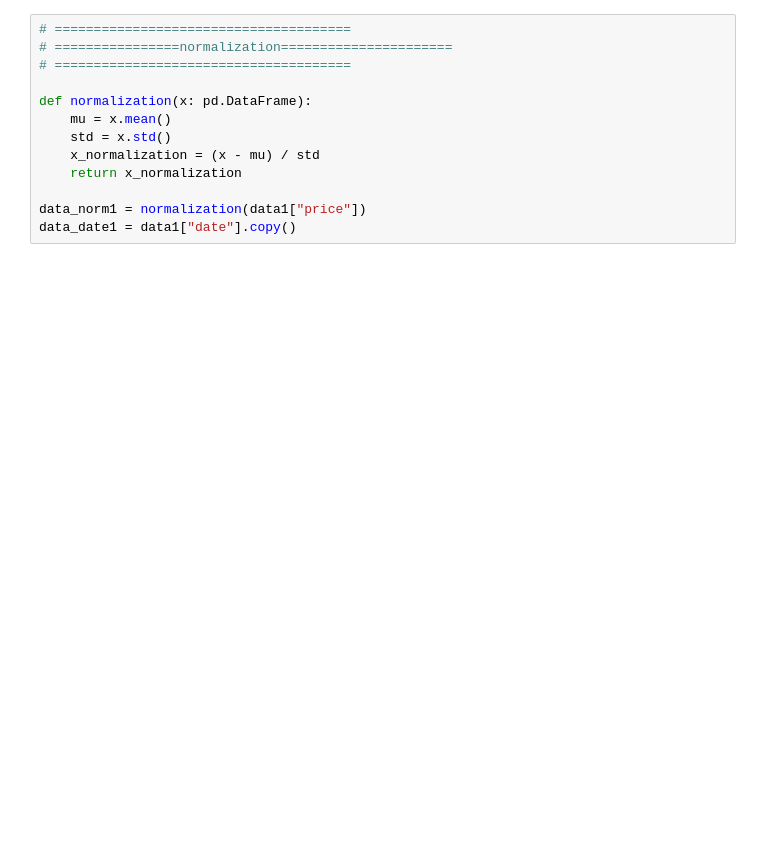
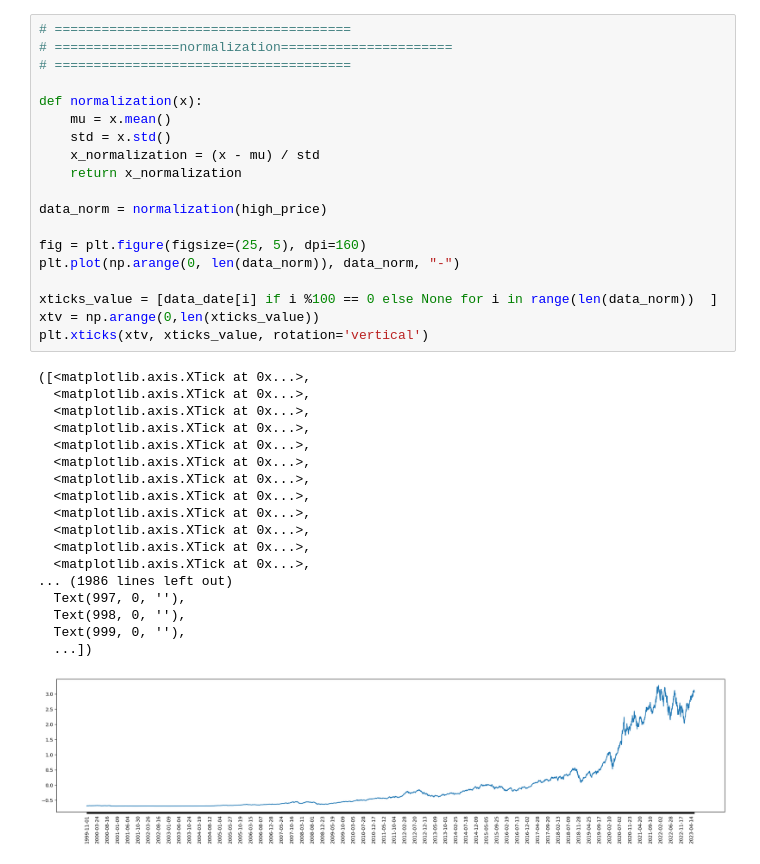
Before and after one commit to Arturawesome/TasksDeepNeuralNets, a Jupyter notebook: PredictingStockPricesDNN/StockPriceNN.ipynb, the cells around one changed output. Drawn from its saved outputs; the diff is of its cells as text; blank space fills up the shorter version.

```diff
--- a/PredictingStockPricesDNN/StockPriceNN.ipynb
+++ b/PredictingStockPricesDNN/StockPriceNN.ipynb
@@ -129,13 +151,38 @@ In this project i will train the model to prection ***n*** days price based on t
-# %%
-# ======================================
-# ================normalization======================
-# ======================================
-
-def normalization(x: pd.DataFrame):
-    mu = x.mean()
-    std = x.std()
-    x_normalization = (x - mu) / std
-    return x_normalization
-
-data_norm1 = normalization(data1["price"])
-data_date1 = data1["date"].copy()
+# %%
+# ======================================
+# ================normalization======================
+# ======================================
+
+def normalization(x):
+    mu = x.mean()
+    std = x.std()
+    x_normalization = (x - mu) / std
+    return x_normalization
+
+data_norm = normalization(high_price)
+
+fig = plt.figure(figsize=(25, 5), dpi=160)
+plt.plot(np.arange(0, len(data_norm)), data_norm, "-")
+
+xticks_value = [data_date[i] if i %100 == 0 else None for i in range(len(data_norm))  ]
+xtv = np.arange(0,len(xticks_value))
+plt.xticks(xtv, xticks_value, rotation='vertical')
+# %% [output]
+([<matplotlib.axis.XTick at 0x...>,
+  <matplotlib.axis.XTick at 0x...>,
+  <matplotlib.axis.XTick at 0x...>,
+  <matplotlib.axis.XTick at 0x...>,
+  <matplotlib.axis.XTick at 0x...>,
+  <matplotlib.axis.XTick at 0x...>,
+  <matplotlib.axis.XTick at 0x...>,
+  <matplotlib.axis.XTick at 0x...>,
+  <matplotlib.axis.XTick at 0x...>,
+  <matplotlib.axis.XTick at 0x...>,
+  <matplotlib.axis.XTick at 0x...>,
+  <matplotlib.axis.XTick at 0x...>,
+... (1986 lines left out)
+  Text(997, 0, ''),
+  Text(998, 0, ''),
+  Text(999, 0, ''),
+  ...])
+[figure, added]
```
Also changed, not shown: parts of 12 cells of this notebook.
